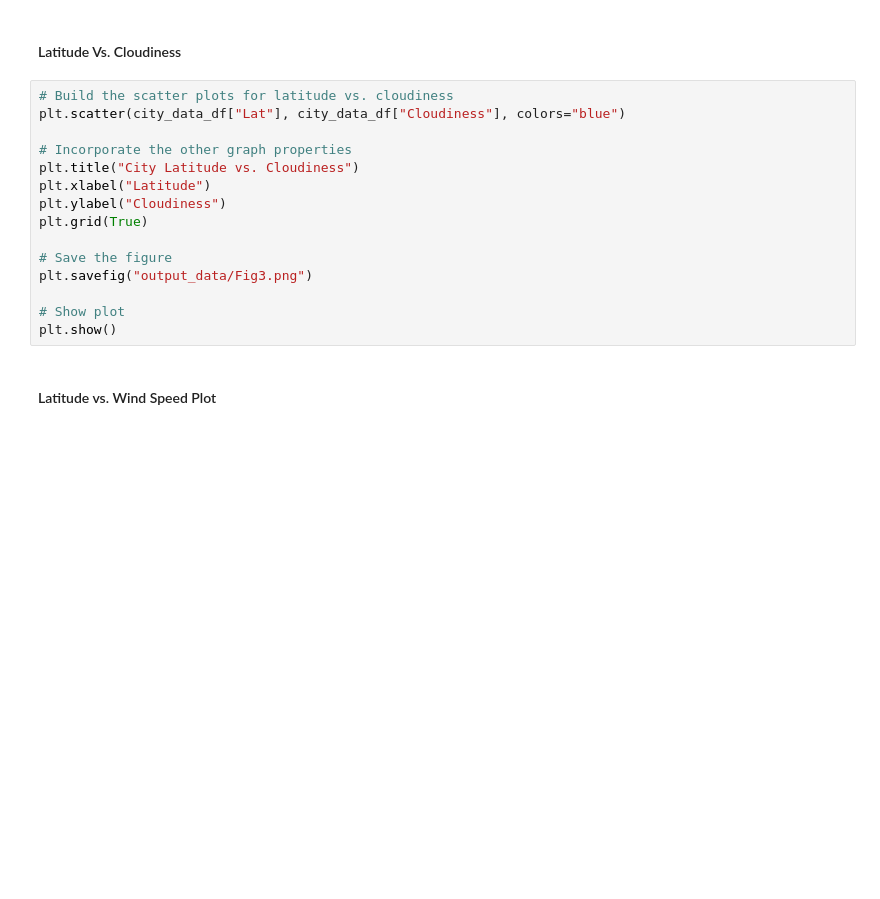
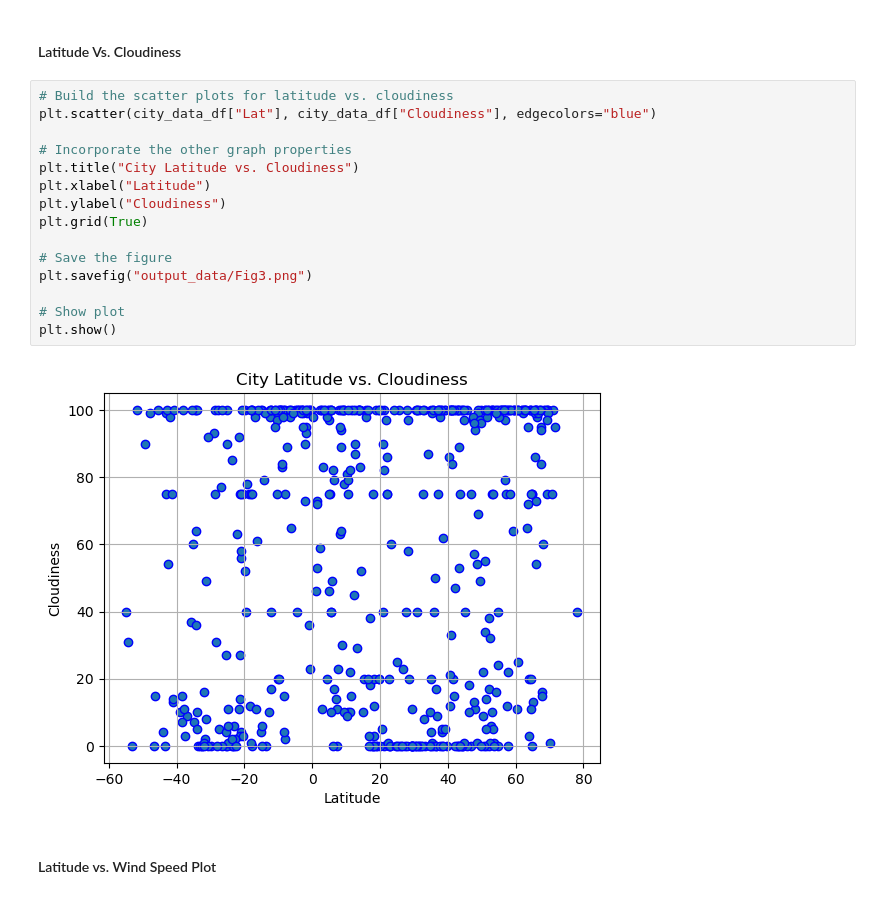
Before and after one commit to annamikulich/OpenWeather-GeoAnalysis, a Jupyter notebook: WeatherPy/WeatherPy.ipynb, the cells around one changed output. Drawn from its saved outputs; the diff is of its cells as text; blank space fills up the shorter version.

```diff
--- a/WeatherPy/WeatherPy.ipynb
+++ b/WeatherPy/WeatherPy.ipynb
@@ -210,19 +231,21 @@ plt.show()
 #### Latitude Vs. Cloudiness
 # %%
 # Build the scatter plots for latitude vs. cloudiness
-plt.scatter(city_data_df["Lat"], city_data_df["Cloudiness"], colors="blue")
+plt.scatter(city_data_df["Lat"], city_data_df["Cloudiness"], edgecolors="blue")
 
 # Incorporate the other graph properties
 plt.title("City Latitude vs. Cloudiness")
 plt.xlabel("Latitude")
 plt.ylabel("Cloudiness")
 plt.grid(True)
 
 # Save the figure
 plt.savefig("output_data/Fig3.png")
 
 # Show plot
 plt.show()
+# %% [output]
+[figure, added]
 # %% [markdown]
 #### Latitude vs. Wind Speed Plot
 # %%
```
Also changed, not shown: parts of 27 cells of this notebook, 1 other file.
